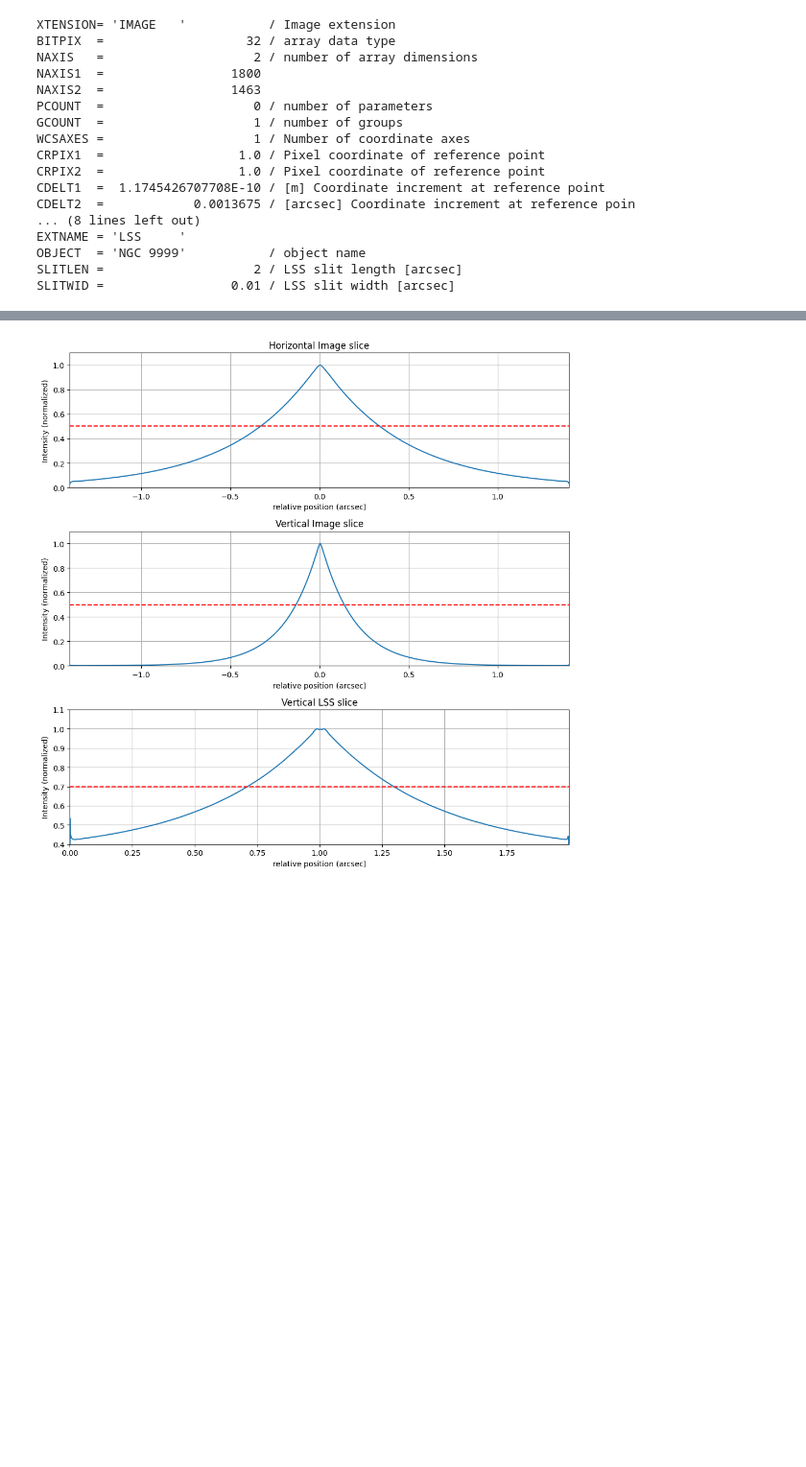
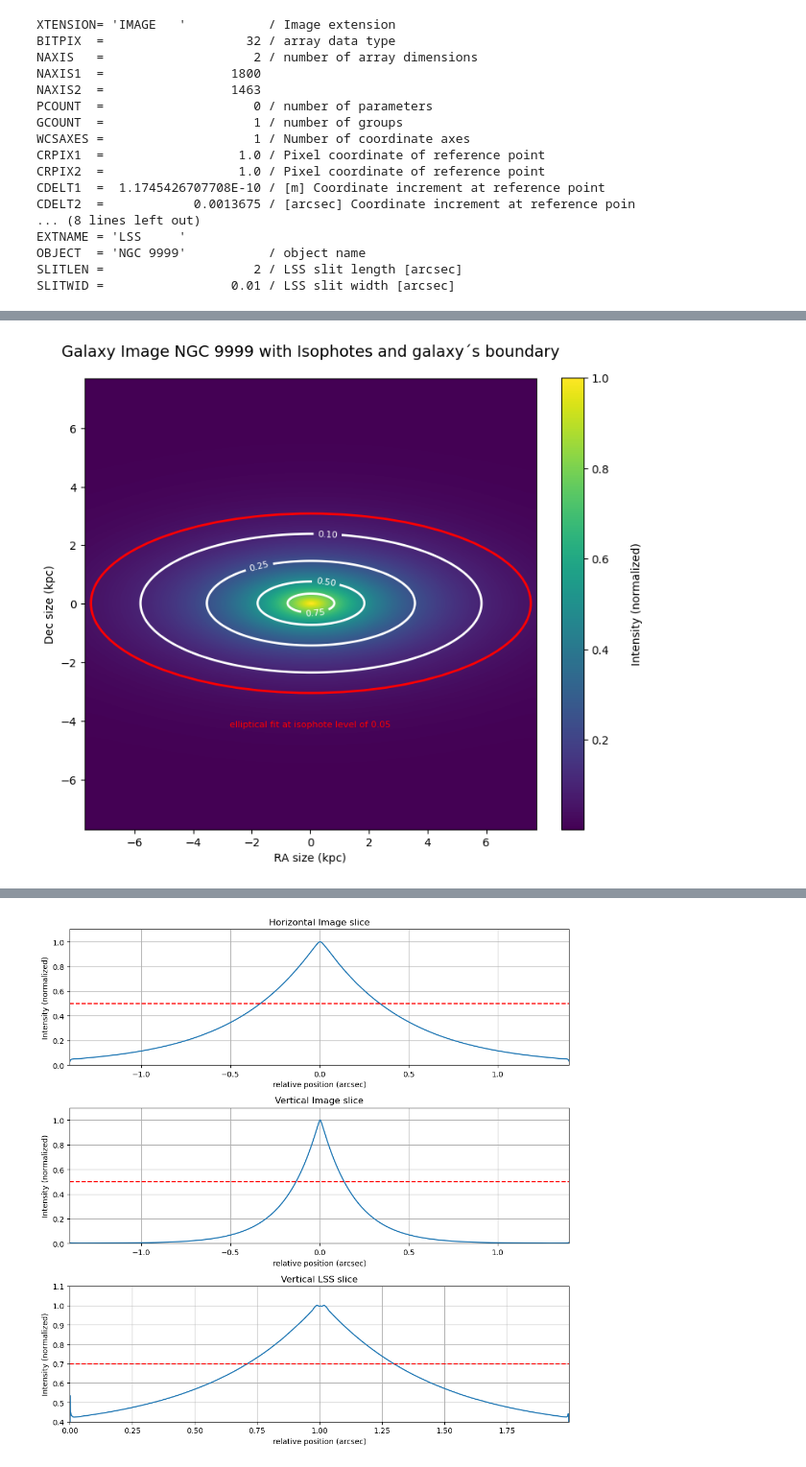
Before and after one commit to B0whunt3r21/AstroPrak, a Jupyter notebook: Galax_Spect/Galax_Spect.ipynb, the cells around one changed output, grey strips where cells are left out. Shown at 96% size. Saved outputs shown, nothing was run; the diff lists cells and outputs as text; code cells hidden in the pictures; blank space fills up the shorter version.

Commit message:
ellipse+axes on LSS/IMG

```diff
--- a/Galax_Spect/Galax_Spect.ipynb
+++ b/Galax_Spect/Galax_Spect.ipynb
@@ -248,0 +197,98 @@ distance d = 1135.1998403034565 Mpc
+# %%
+from astropy.cosmology import Planck15
+from astropy.constants import c
+from scipy.ndimage import label
+from skimage.measure import regionprops
+from matplotlib.patches import Ellipse
+
+# convert the angular scale of the image to a physical size
+# get physical constants and calculate distance d
+H0 = Planck15.H0
+c = c.to('km/s')
+z = 0.3
+
+v = c * ((1 + z)**2 - 1)/((1 + z)**2 + 1)
+
+d = v / H0
+
+print(f"Hubble constant H0 = {H0}")
+print(f"speed of light c = {c}")
+print(f"velocity at z = {z} is {v}")
+print(f"distance d = {d}")
+print()
+
+# convert arcsec to kpc
+x_kpc_IMG_rel = x_ARCSEC_IMG_rel.value * d.value * 1000 * np.pi / (180 * 3600)
+y_kpc_IMG_rel = y_ARCSEC_IMG_rel.value * d.value * 1000 * np.pi / (180 * 3600)
+
+# calculate major and minor axis via ellipse fit
+from scipy.ndimage import label
+from skimage.measure import regionprops
+from matplotlib.patches import Ellipse
+
+threshold = 0.05
+IMG_digital = IMG_normalized > threshold
+
+# Labeling the Galaxy (Identify connected regions)
+labeled_IMG, num_features = label(IMG_digital)
+
+# Extract Region Properties (Find the bounding ellipse)
+props = regionprops(labeled_IMG, intensity_image=IMG_normalized)
+
+# Assume the largest region corresponds to the galaxy
+galaxy_region = max(props, key=lambda x: x.area)
+
+# Ellipse orientation (angle of the major axis with respect to the horizontal)
+orientation = galaxy_region.orientation
+
+# Ellipse parameters: Major and Minor axes (in pixels)
+major_axis = galaxy_region.major_axis_length
+minor_axis = galaxy_region.minor_axis_length
+
+# convert pixels to kpc
+major_axis_deg = major_axis * headerIMG["CDELT1"]
+minor_axis_deg = minor_axis * headerIMG["CDELT2"]
+
+major_axis_kpc = major_axis_deg * d.value * 1000 * np.pi / 180
+minor_axis_kpc = minor_axis_deg * d.value * 1000 * np.pi / 180
+
+# calculate center position in kpc
+center = np.array(galaxy_region.centroid) - np.array((1024, 1024))
+center_deg = np.array([center[0] * headerIMG["CDELT1"], center[1] * headerIMG["CDELT2"]])
+center_kpc = center_deg * d.value * 1000 * np.pi / 180
+
+# show galaxy image in physical size (Isophotes)
+fig = plt.figure(figsize=(8, 8))
+ax = fig.add_subplot(111)
+
+caxIMG = ax.imshow(IMG_normalized, cmap='viridis', origin='lower', interpolation='nearest', extent=[x_kpc_IMG_rel.min(), x_kpc_IMG_rel.max(), y_kpc_IMG_rel.min(), y_kpc_IMG_rel.max()])
+
+cbarIMG = plt.colorbar(caxIMG, ax=ax, label='Intensity (normalized)', fraction=0.0453)
+
+cbarIMG.set_label('Intensity (normalized)', labelpad=20)
+
+levelsIMG = [0.1, 0.25, 0.5, 0.75]
+contoursIMG = ax.contour(IMG_normalized, levels=levelsIMG, colors='white', linewidths=2, extent=[x_kpc_IMG_rel.min(), x_kpc_IMG_rel.max(), y_kpc_IMG_rel.min(), y_kpc_IMG_rel.max()])
+ax.clabel(contoursIMG, inline=True, fontsize=8)
+
+ellipse = Ellipse(xy=center_kpc, width=major_axis_kpc, height=minor_axis_kpc, edgecolor='r', facecolor='none', lw=2)
+ax.add_patch(ellipse)
+
+ax.set_xlabel('RA size (kpc)')
+ax.set_ylabel('Dec size (kpc)')
+
+label = 'elliptical fit at isophote level of 0.05'
+ax.text(
+    0,
+    -4,
+    label,
+    color='red',
+    fontsize=8,
+    ha='center',
+    va='top'
+)
+
+ax.set_title('Galaxy Image NGC 9999 with Isophotes and galaxy´s boundary', fontsize=14, pad=20)
+
+plt.show()
+# %% [output]
@@ -248,0 +299 @@ distance d = 1135.1998403034565 Mpc
+[figure, added]
```
Also changed, not shown: parts of 6 cells of this notebook.
